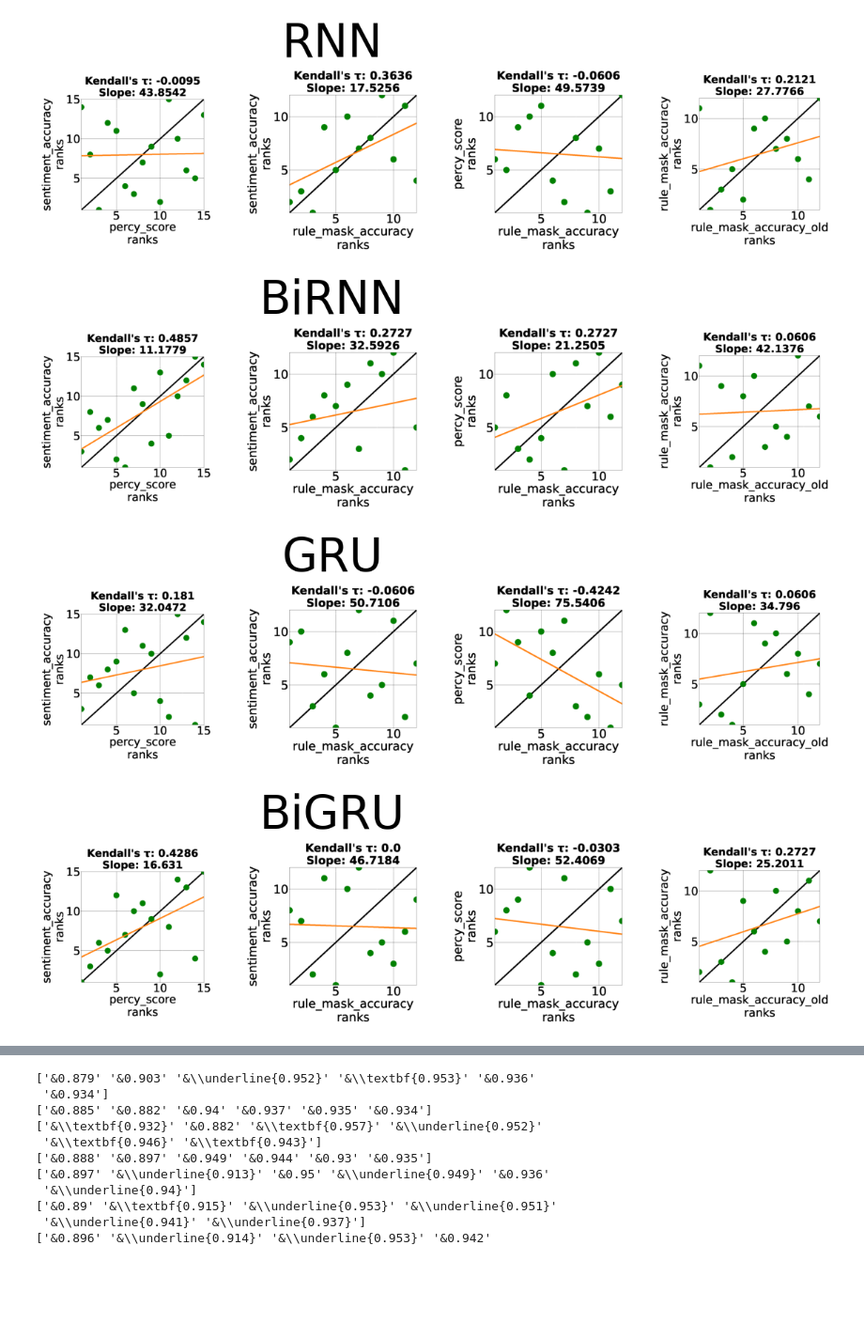
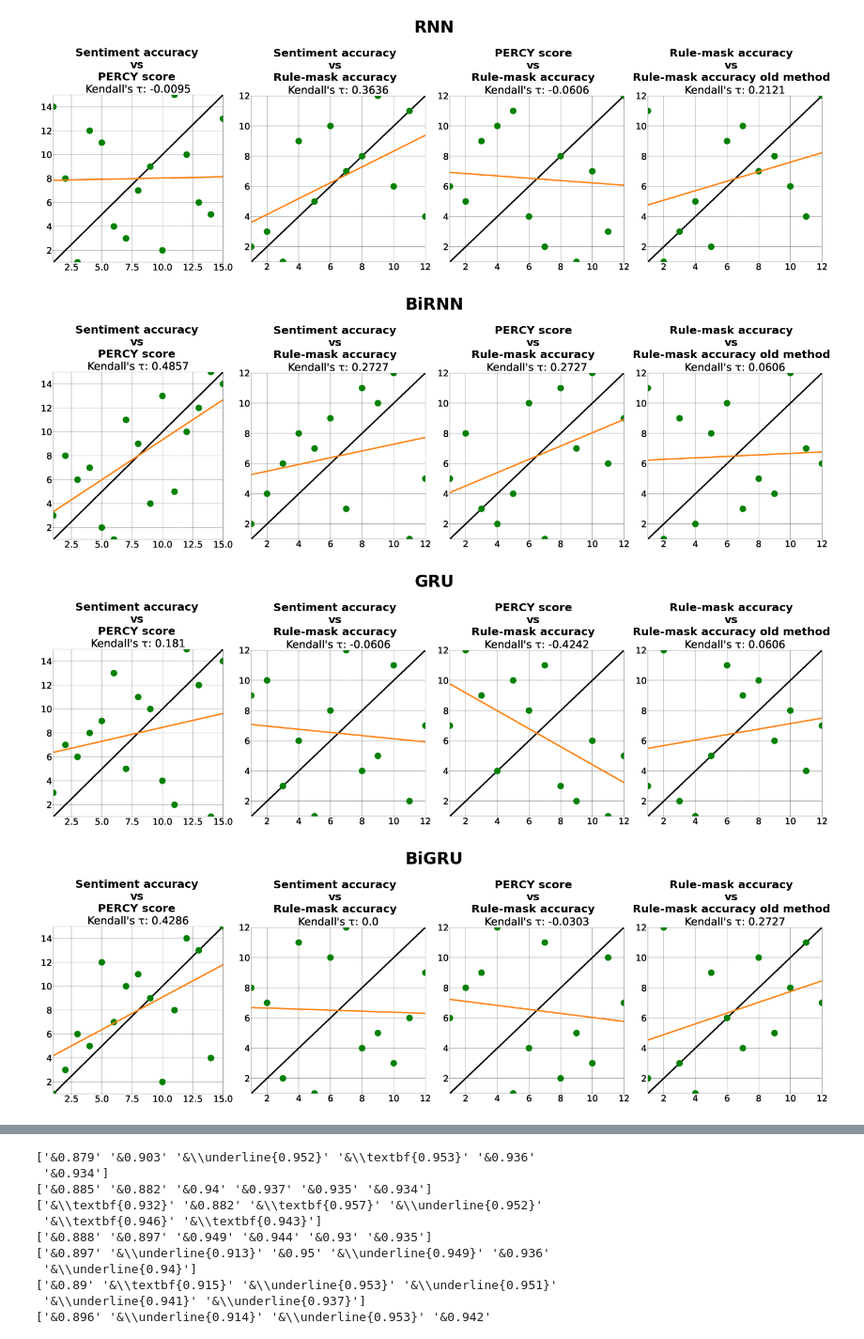
Before and after one commit to shashgpt/CDR-Mechanism, a Jupyter notebook: analysis_one_rule.ipynb, the cells around one changed output, grey strips where cells are left out. Shown at 94% size. Drawn from its saved outputs; the diff is of its cells as text; code cells hidden in the pictures; blank space fills up the shorter version.

Commit message:
analysis files updated

```diff
--- a/analysis_one_rule.ipynb
+++ b/analysis_one_rule.ipynb
@@ -929,35 +907,45 @@ for dnn_model in DNN_MODELS:
 # %%
-#### One rule ####
+#### One rule contrast ####
 import matplotlib.pyplot as plt
 import matplotlib.image as mpimg
 from matplotlib import rcParams
 
 # %matplotlib inline
 
 # figure size in inches optional
-rcParams['figure.figsize'] = 20 ,20
+rcParams['figure.figsize'] = 20, 20
 
 # read images
 DNN_MODELS = ["RNN", "BiRNN", "GRU", "BiGRU", "LSTM", "BiLSTM"]
 for dnn_model in DNN_MODELS:
+
+    fig, ax = plt.subplots(1,4, constrained_layout=True)
+
+    fig.suptitle(dnn_model, x=0.5, y=0.7, weight="bold", fontsize=30)
+
     img_A = mpimg.imread("analysis/ECIR2024/"+SUBSET+"_"+dnn_model+"_percy_score_vs_sentiment_accuracy_ranked_corr_plots.eps")
-    img_B = mpimg.imread("analysis/ECIR2024/"+SUBSET+"_"+dnn_model+"_rule_mask_accuracy_vs_sentiment_accuracy_ranked_corr_plots.eps")
-    img_C = mpimg.imread("analysis/ECIR2024/"+SUBSET+"_"+dnn_model+"_rule_mask_accuracy_vs_percy_score_ranked_corr_plots.eps")
-    img_D = mpimg.imread("analysis/ECIR2024/"+SUBSET+"_"+dnn_model+"_rule_mask_accuracy_old_vs_rule_mask_accuracy_ranked_corr_plots.eps")
-
-    # display images
-    fig, ax = plt.subplots(1,4)
     ax[0].imshow(img_A)
     ax[0].axis('off')
+    ax[0].set_title("Sentiment accuracy\nvs\nPERCY score", weight="bold", x=0.5, y=1.0, fontsize=20)
+
+    img_B = mpimg.imread("analysis/ECIR2024/"+SUBSET+"_"+dnn_model+"_rule_mask_accuracy_vs_sentiment_accuracy_ranked_corr_plots.eps")
     ax[1].imshow(img_B)
     ax[1].axis('off')
-    ax[1].set_title(dnn_model)
+    ax[1].set_title("Sentiment accuracy\nvs\nRule-mask accuracy", weight="bold", x=0.5, y=1.0, fontsize=20)
+
+    img_C = mpimg.imread("analysis/ECIR2024/"+SUBSET+"_"+dnn_model+"_rule_mask_accuracy_vs_percy_score_ranked_corr_plots.eps")
     ax[2].imshow(img_C)
     ax[2].axis('off')
+    ax[2].set_title("PERCY score\nvs\nRule-mask accuracy", weight="bold", x=0.5, y=1.0, fontsize=20)
+
+    img_D = mpimg.imread("analysis/ECIR2024/"+SUBSET+"_"+dnn_model+"_rule_mask_accuracy_old_vs_rule_mask_accuracy_ranked_corr_plots.eps")
     ax[3].imshow(img_D)
     ax[3].axis('off')
+    ax[3].set_title("Rule-mask accuracy\nvs\nRule-mask accuracy old method", weight="bold", x=0.5, y=1.0, fontsize=20)
+
+#     fig.tight_layout()
 # %% [output]
-[figure, old version]
+[figure, new version]
-[figure, old version]
+[figure, new version]
-[figure, old version]
+[figure, new version]
-[figure, old version]
+[figure, new version]
```
Also changed, not shown: parts of 3 cells of this notebook, 2 other files.
